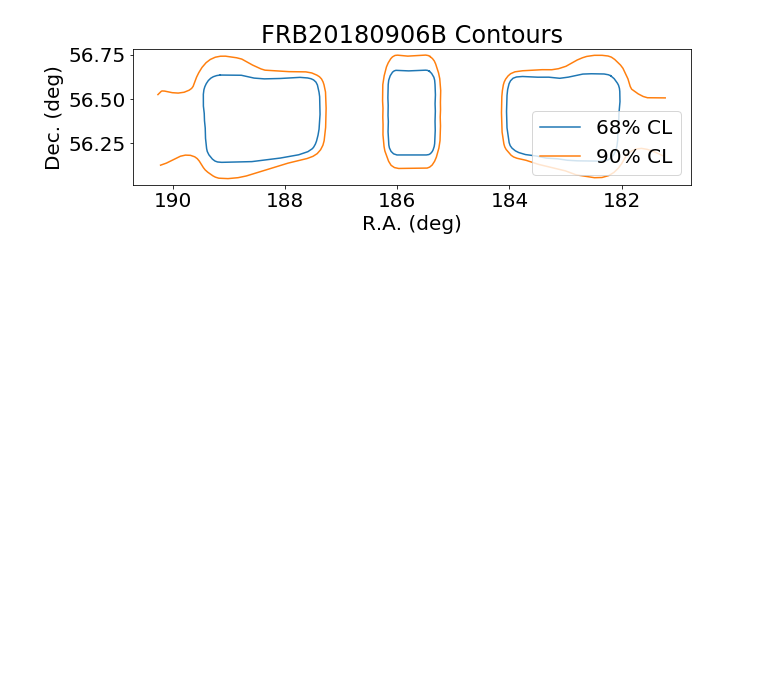
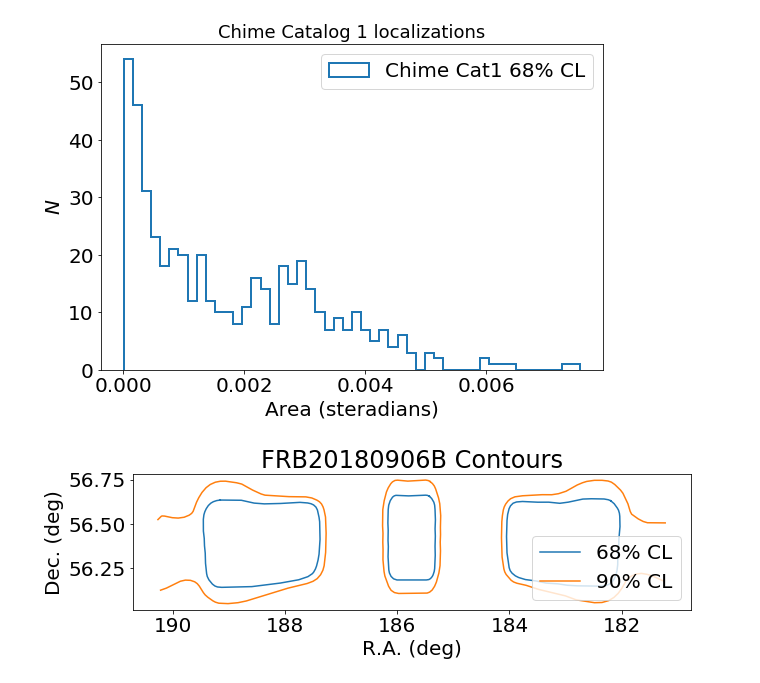
Before and after one commit to jessiethw/FRB, a Jupyter notebook: localizations.ipynb, the cells around one changed output. Cells and saved outputs as stored; diff of their text form; code cells hidden in the pictures; blank space fills up the shorter version.

Commit message:
area comparisons for localizations

```diff
--- a/localizations.ipynb
+++ b/localizations.ipynb
@@ -113,3 +113,42 @@ plt.savefig('./frb_param_plots/cat1_loc_err_new.png')
+# %%
+## plot of area (steradians) for each map 68%CL
+def calc_area(new_nside=False, max_cl_level=0.68):
+    area=[]
+    for file in dat_files:
+        f = h5.File(dat_loc+file, 'r')
+
+        nside = f['healpix'].attrs['nside']
+        area_per_pix=12*nside**2
+
+        ipix, CL = f['healpix/ipix'][()], f['healpix/CL'][()]
+        new_CL = np.ones(hp.nside2npix(nside))
+        new_CL[ipix] = CL
+
+        if new_nside!=False:
+            new_CL = hp.ud_grade(new_CL, new_nside, order_in='NESTED', order_out='RING')
+        #else: new_CL = hp.ud_grade(new_CL, nside, order_in='NESTED', order_out='RING')
+
+        npixels=np.where(CL < max_cl_level)[0]
+
+        ster=4*np.pi/area_per_pix*len(npixels)
+        area.append(ster)
+
+        #show_contours(f)
+    return area
+areas=calc_area()
+# %%
+fig, ax = plt.subplots(figsize=(9,6))
+mpl.rcParams['font.size'] = 20
+
+ax.hist(areas, bins=50, histtype='step', lw=2.,
+           label='Chime Cat1 68% CL', color='C0')
+ax.set_ylabel(r'$N$')
+ax.set_xlabel(r'Area (steradians)')
+ax.legend(loc=0)
+ax.set_title(r'Chime Catalog 1 localizations', fontsize=18)
+plt.savefig('./frb_param_plots/cat1_areaunc.png')
+# %% [output]
+[figure, added]
 # %%
 def show_contours(f):
     fig, ax = plt.subplots(figsize=(10,2.5))
```
Also changed, not shown: parts of 1 cell of this notebook, 1 other file.
